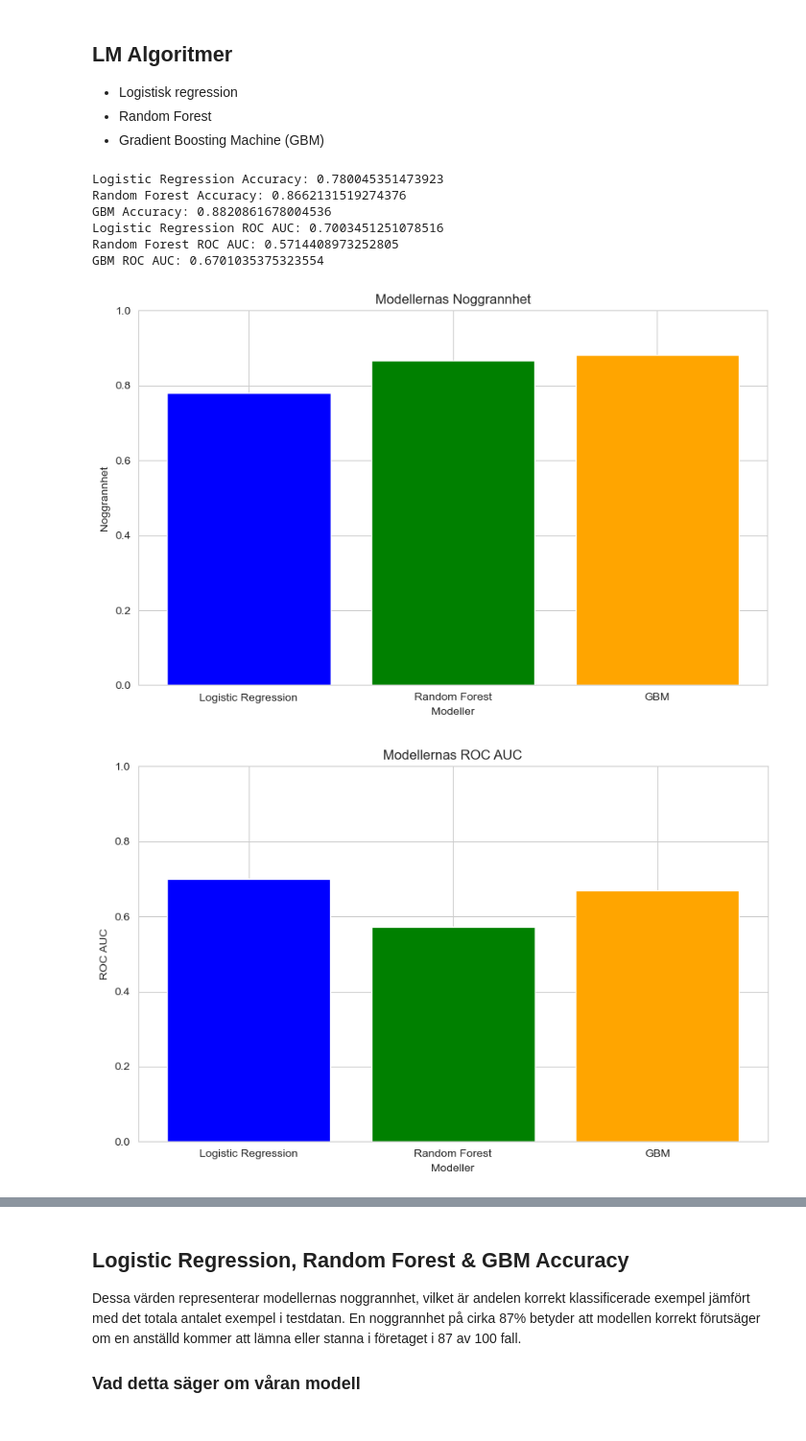
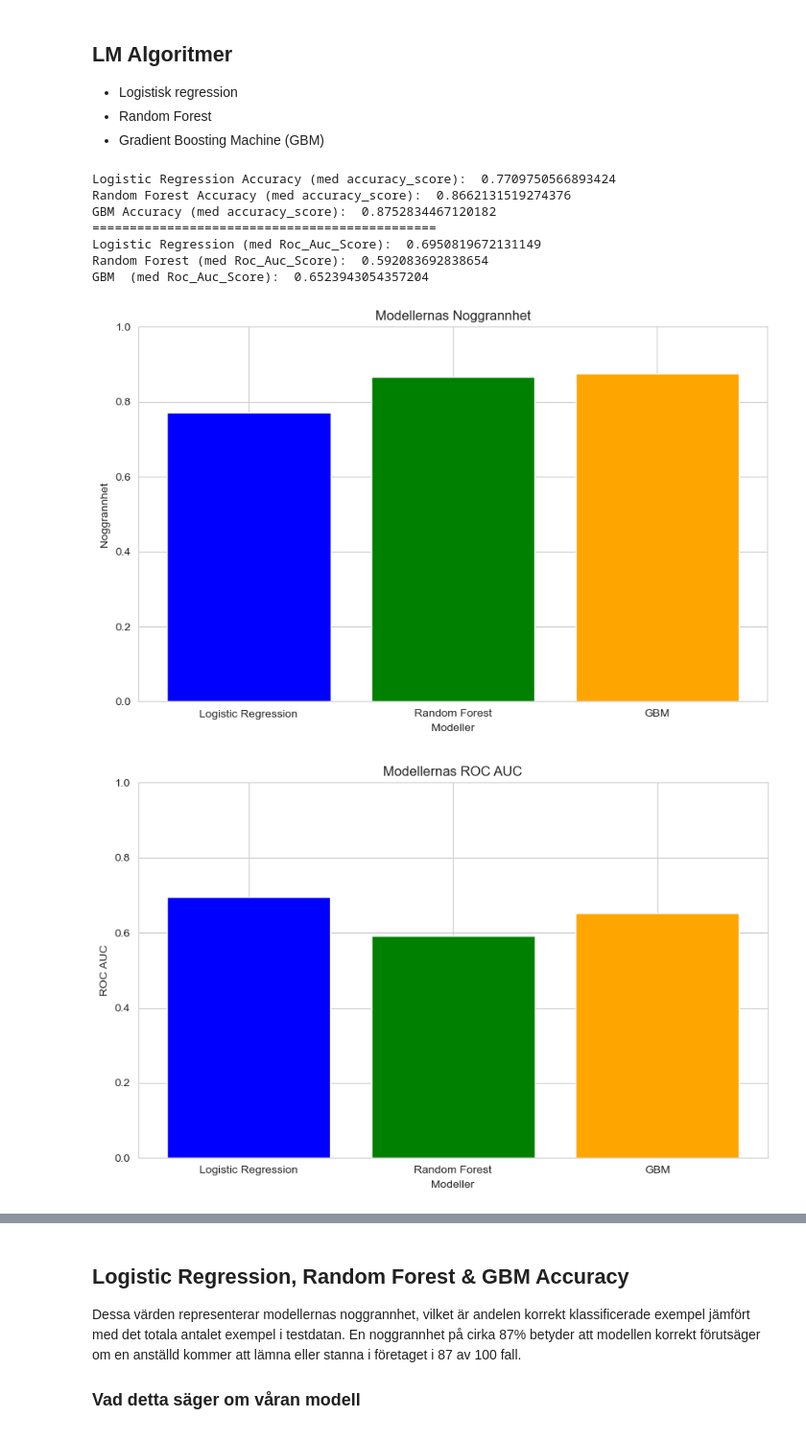
Before and after one commit to CCimen/Martinus, a Jupyter notebook: Laboration_5.ipynb, the cells around one changed output, grey strips where cells are left out. Shown at 96% size. Cells and saved outputs as stored; diff of their text form; code cells hidden in the pictures.

```diff
--- a/Laboration_5.ipynb
+++ b/Laboration_5.ipynb
@@ -571,7 +575,7 @@ from sklearn.preprocessing import StandardScaler, OneHotEncoder
 from sklearn.compose import ColumnTransformer
 from sklearn.pipeline import Pipeline
 from sklearn.impute import SimpleImputer
-from sklearn.metrics import accuracy_score, roc_auc_score, confusion_matrix
+from sklearn.metrics import accuracy_score, roc_auc_score, confusion_matrix # För att utvärdera modeller så har vi tre olika metoder
 from sklearn.linear_model import LogisticRegression
 from sklearn.ensemble import RandomForestClassifier, GradientBoostingClassifier
 from imblearn.over_sampling import SMOTE
@@ -606,13 +610,13 @@ preprocessor = ColumnTransformer(
 X_train_preprocessed = preprocessor.fit_transform(X_train)
 X_test_preprocessed = preprocessor.transform(X_test)
 
-# Använd SMOTE för att balansera träningsdatan
+# Använd SMOTE för att balansera träningsdatan då den är obalanserad just nu
 smote = SMOTE(random_state=42)
 X_train_sm, y_train_sm = smote.fit_resample(X_train_preprocessed, y_train)
 
 # Definiera modeller med justerade klassvikter för obalanserade data
-logreg = LogisticRegression(max_iter=1000, class_weight='balanced')
-rf = RandomForestClassifier(n_estimators=100, random_state=42, class_weight='balanced')
+logreg = LogisticRegression(max_iter=1000)
+rf = RandomForestClassifier(n_estimators=100, random_state=42)
 gbm = GradientBoostingClassifier(n_estimators=100, random_state=42)
 
 # Träna modeller med balanserad data
@@ -634,13 +638,13 @@ logreg_roc_auc = roc_auc_score(y_test, y_pred_logreg)
 rf_roc_auc = roc_auc_score(y_test, y_pred_rf)
 gbm_roc_auc = roc_auc_score(y_test, y_pred_gbm)
 
-print("Logistic Regression Accuracy:", logreg_accuracy)
-print("Random Forest Accuracy:", rf_accuracy)
-print("GBM Accuracy:", gbm_accuracy)
-
-print("Logistic Regression ROC AUC:", logreg_roc_auc)
-print("Random Forest ROC AUC:", rf_roc_auc)
-print("GBM ROC AUC:", gbm_roc_auc)
+print("Logistic Regression Accuracy (med accuracy_score): ", logreg_accuracy)
+print("Random Forest Accuracy (med accuracy_score): ", rf_accuracy)
+print("GBM Accuracy (med accuracy_score): ", gbm_accuracy)
+print("==============================================")
+print("Logistic Regression (med Roc_Auc_Score): ", logreg_roc_auc)
+print("Random Forest (med Roc_Auc_Score): ", rf_roc_auc)
+print("GBM  (med Roc_Auc_Score): ", gbm_roc_auc)
 
 # Plotta modellernas noggrannhet
 model_names = ['Logistic Regression', 'Random Forest', 'GBM']
@@ -649,38 +653,39 @@ roc_aucs = [logreg_roc_auc, rf_roc_auc, gbm_roc_auc]
 
 plt.figure(figsize=(10, 6))
 plt.bar(model_names, accuracies, color=['blue', 'green', 'orange'])
 plt.ylim(0, 1)
 plt.xlabel('Modeller')
 plt.ylabel('Noggrannhet')
 plt.title('Modellernas Noggrannhet')
 plt.show()
 
 plt.figure(figsize=(10, 6))
 plt.bar(model_names, roc_aucs, color=['blue', 'green', 'orange'])
 plt.ylim(0, 1)
 plt.xlabel('Modeller')
 plt.ylabel('ROC AUC')
 plt.title('Modellernas ROC AUC')
 plt.show()
 
 # Skapa och visualisera confusion matrix för varje modell
 models = ['Logistic Regression', 'Random Forest', 'GBM']
 y_preds = [y_pred_logreg, y_pred_rf, y_pred_gbm]
 
 for model, y_pred in zip(models, y_preds):
     cm = confusion_matrix(y_test, y_pred)
     plt.figure(figsize=(10,7))
     sns.heatmap(cm, annot=True, fmt='d')
     plt.title(f'Confusion Matrix for {model}')
     plt.xlabel('Predicted')
     plt.ylabel('Truth')
     plt.show()
 # %% [output]
-Logistic Regression Accuracy: 0.780045351473923
-Random Forest Accuracy: 0.8662131519274376
-GBM Accuracy: 0.8820861678004536
-Logistic Regression ROC AUC: 0.7003451251078516
-Random Forest ROC AUC: 0.5714408973252805
-GBM ROC AUC: 0.6701035375323554
+Logistic Regression Accuracy (med accuracy_score):  0.7709750566893424
+Random Forest Accuracy (med accuracy_score):  0.8662131519274376
+GBM Accuracy (med accuracy_score):  0.8752834467120182
+==============================================
+Logistic Regression (med Roc_Auc_Score):  0.6950819672131149
+Random Forest (med Roc_Auc_Score):  0.592083692838654
+GBM  (med Roc_Auc_Score):  0.6523943054357204
-[figure, old version]
+[figure, new version]
-[figure, old version]
+[figure, new version]
```
Also changed, not shown: parts of 3 cells of this notebook.
